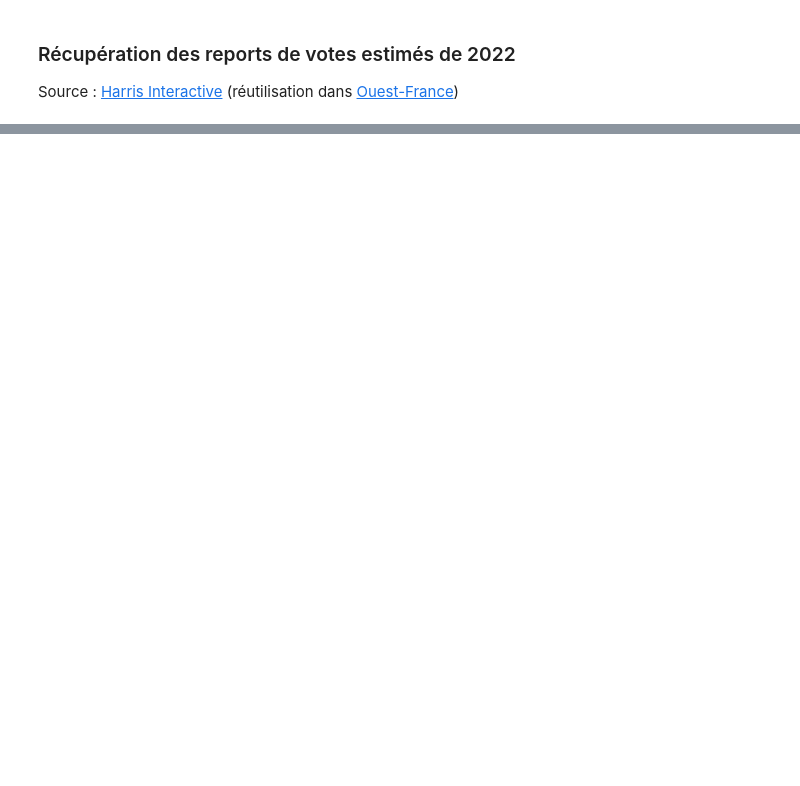
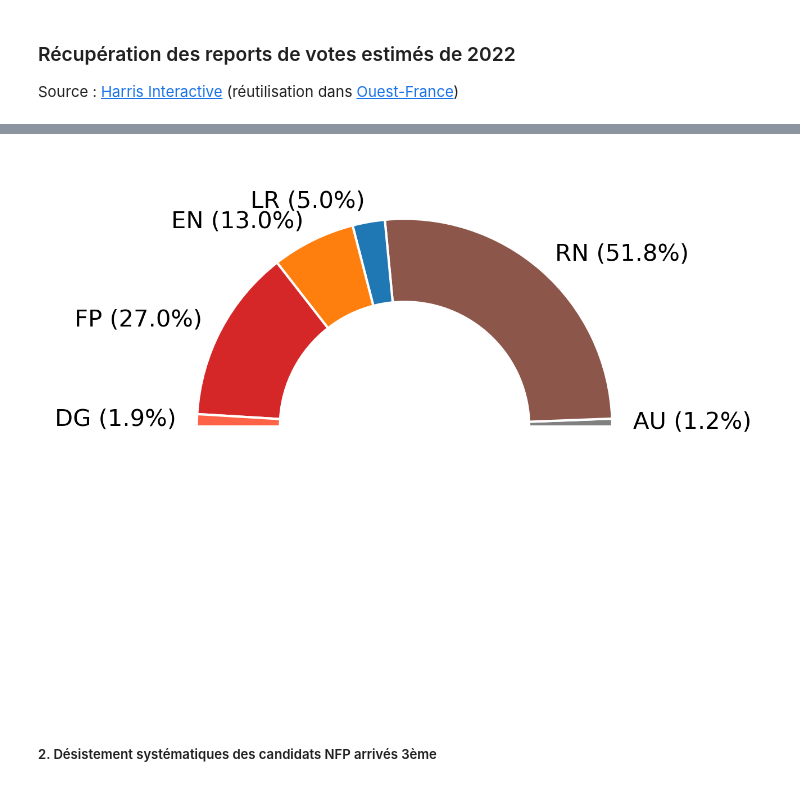
Before and after one commit to amounier/datan, a Jupyter notebook: Reports.ipynb, the cells around one changed output, grey strips where cells are left out. Drawn from its saved outputs; the diff is of its cells as text; code cells hidden in the pictures; blank space fills up the shorter version.

Commit message:
add projections sieges T2

```diff
--- a/Reports.ipynb
+++ b/Reports.ipynb
@@ -205,6 +225,7 @@ matrix_fp_en = {'fp':{'fp':0.91,'en':0.05,'abs':0.04},
                 'lr':{'fp':0.09,'en':0.64,'abs':0.27},
                 'rn':{'fp':0.24,'en':0.25,'abs':0.51},
                 're':{'fp':0.15,'en':0.24,'abs':0.61},
+                'au':{'fp':0.33,'en':0.33,'abs':0.33},
                }
 
 matrix_rn_en = {'fp':{'rn':0.24,'en':0.31,'abs':0.45},
@@ -213,6 +234,7 @@ matrix_rn_en = {'fp':{'rn':0.24,'en':0.31,'abs':0.45},
                 'lr':{'rn':0.32,'en':0.49,'abs':0.19},
                 'rn':{'rn':0.94,'en':0.02,'abs':0.04},
                 're':{'rn':0.83,'en':0.00,'abs':0.17},
+                'au':{'fp':0.33,'en':0.33,'abs':0.33},
                }
 
 matrix_fp_rn = {'fp':{'fp':0.89,'rn':0.07,'abs':0.04},
@@ -221,7 +243,18 @@ matrix_fp_rn = {'fp':{'fp':0.89,'rn':0.07,'abs':0.04},
                 'lr':{'fp':0.36,'rn':0.27,'abs':0.37},
                 'rn':{'fp':0.04,'rn':0.95,'abs':0.01},
                 're':{'fp':0.10,'rn':0.77,'abs':0.13},
+                'au':{'fp':0.33,'en':0.33,'abs':0.33},
                }
+
+# ajout d'une matrice dans le cas des triangulaires (ayant lieux dans les scénarios 1 et 4)
+matrix_trian = {'fp':{'fp':1.00,'rn':0.00,'en':0.00,'abs':0.00},
+                'dg':{'fp':0.70,'rn':0.05,'en':0.10,'abs':0.15},
+                'en':{'fp':0.00,'rn':0.00,'en':1.00,'abs':0.00},
+                'lr':{'fp':0.20,'rn':0.30,'en':0.30,'abs':0.20},
+                'rn':{'fp':0.00,'rn':1.00,'en':0.00,'abs':0.00},
+                're':{'fp':0.00,'rn':0.70,'en':0.00,'abs':0.30},
+                'au':{'fp':0.30,'rn':0.20,'en':0.30,'abs':0.20},
+               }
 # %% [markdown]
 ### Projections de votes au second tour
 
@@ -233,0 +267,3 @@ Cinq scénarios testés :
+# %%
+save_path = os.path.join('output','votes_T2_projections')
+Path(save_path).mkdir(parents=True, exist_ok=True)
@@ -233,0 +369,30 @@ Cinq scénarios testés :
+# %%
+names_nuances = {'dg':'Autres gauches',
+                 'fp':'Nouveau Front Populaire',
+                 'en':'Ensemble!',
+                 'lr':'Les Républicains',
+                 'rn':'Rassemblement National',
+                 're':'Reconquête',
+                 'au':'Autres',}
+
+# plot half pie chart
+label = list(elected.keys())[::-1]
+val = [elected.get(l) for l in label]
+colors = [colors_nuances.get(l) for l in label]
+
+label = ['{} ({:.1f}%)'.format(s.upper(), percentage.get(s)) for s in label]
+
+label.append("")
+val.append(sum(val))  # 50% blank
+colors.append('white')
+
+fig,ax = plt.subplots(figsize=(10,4),dpi=300)
+wedges, labels = plt.pie(val, wedgeprops=dict(width=0.4,edgecolor='w'),labels=label, colors=colors)
+wedges[-1].set_visible(False)
+ax.margins(x=0, y=5)
+plt.savefig(os.path.join(save_path,'votes_T2_projections_S1.png'),bbox_inches='tight')
+plt.show()
+# %% [output]
+[figure, added]
+# %% [markdown]
+##### 2. Désistement systématiques des candidats NFP arrivés 3ème
```
Also changed, not shown: parts of 7 cells of this notebook, 1 other file.
